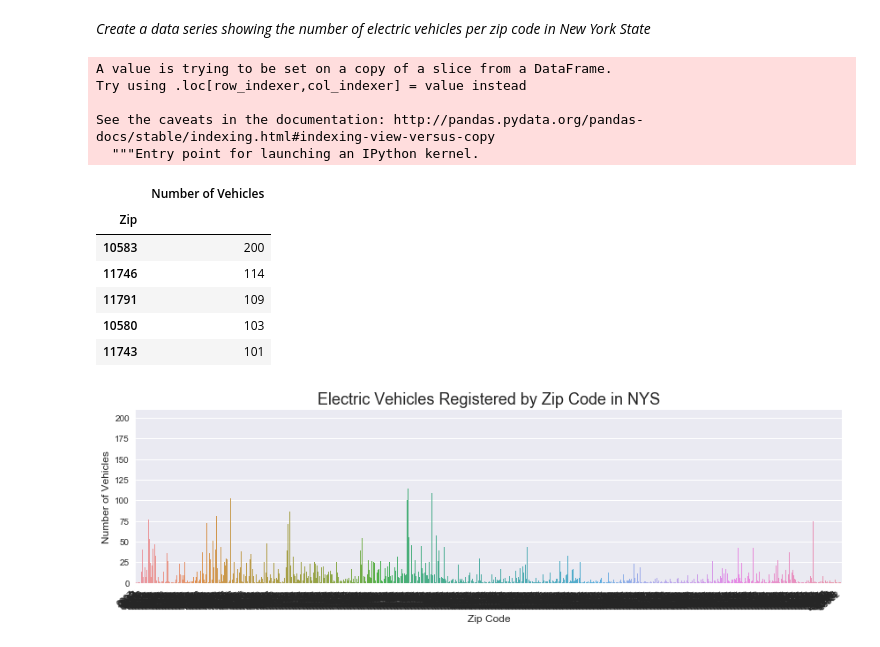
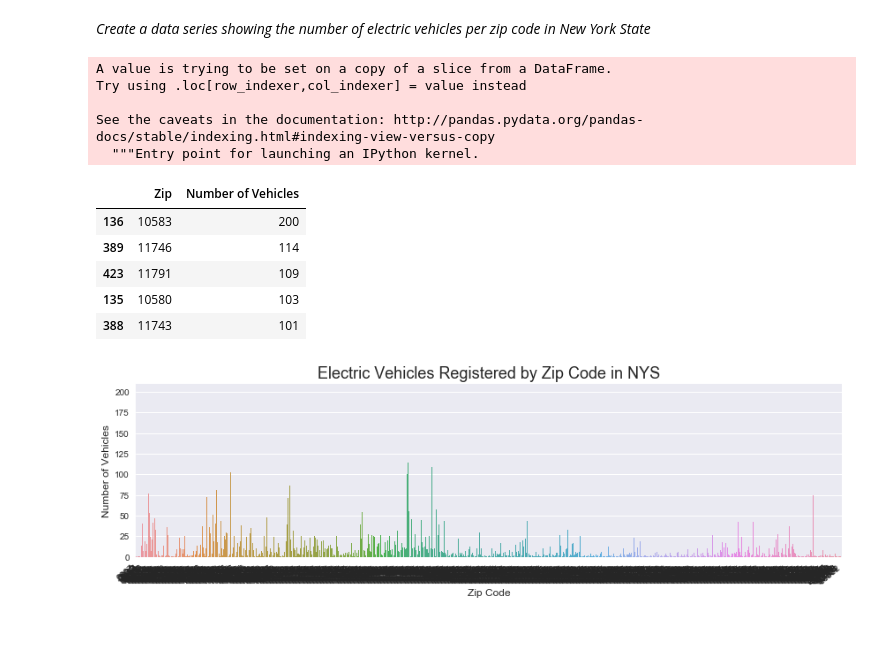
Before and after one commit to pershycm/CIS512, a Jupyter notebook: Pershyn_Electric_Vehicles.ipynb, the cells around one changed output. Cells and saved outputs as stored; diff of their text form; code cells hidden in the pictures.

```diff
--- a/Pershyn_Electric_Vehicles.ipynb
+++ b/Pershyn_Electric_Vehicles.ipynb
@@ -85,22 +85,21 @@ len(veh)
 *Create a data series showing the number of electric vehicles per zip code in New York State*
 # %%
 veh['Number of Vehicles'] = ''
-reg_car = veh.groupby(['Zip'])
+reg_car = veh.groupby(['Zip'], as_index=False)
 count_car = reg_car.agg({'Number of Vehicles':'count'}).sort_values(['Number of Vehicles','Zip'], ascending=[False, True])
 count_car[:5]
 # %% [output]
 A value is trying to be set on a copy of a slice from a DataFrame.
 Try using .loc[row_indexer,col_indexer] = value instead
 
 See the caveats in the documentation: http://pandas.pydata.org/pandas-docs/stable/indexing.html#indexing-view-versus-copy
   """Entry point for launching an IPython kernel.
-|  | Number of Vehicles |
-| Zip |  |
-| 10583 | 200 |
-| 11746 | 114 |
-| 11791 | 109 |
-| 10580 | 103 |
-| 11743 | 101 |
+|  | Zip | Number of Vehicles |
+| 136 | 10583 | 200 |
+| 389 | 11746 | 114 |
+| 423 | 11791 | 109 |
+| 135 | 10580 | 103 |
+| 388 | 11743 | 101 |
 # %%
 ax = sns.countplot(x = "Zip", data = veh)
 ax.set_xticklabels(ax.get_xticklabels(),
```
Also changed, not shown: parts of 18 cells of this notebook, 8 other files.
